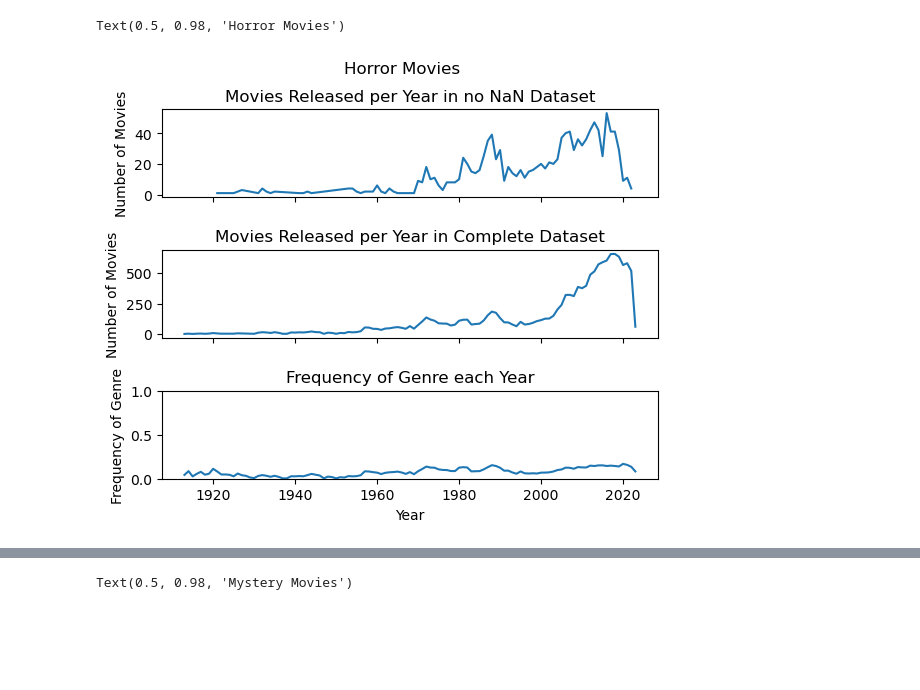
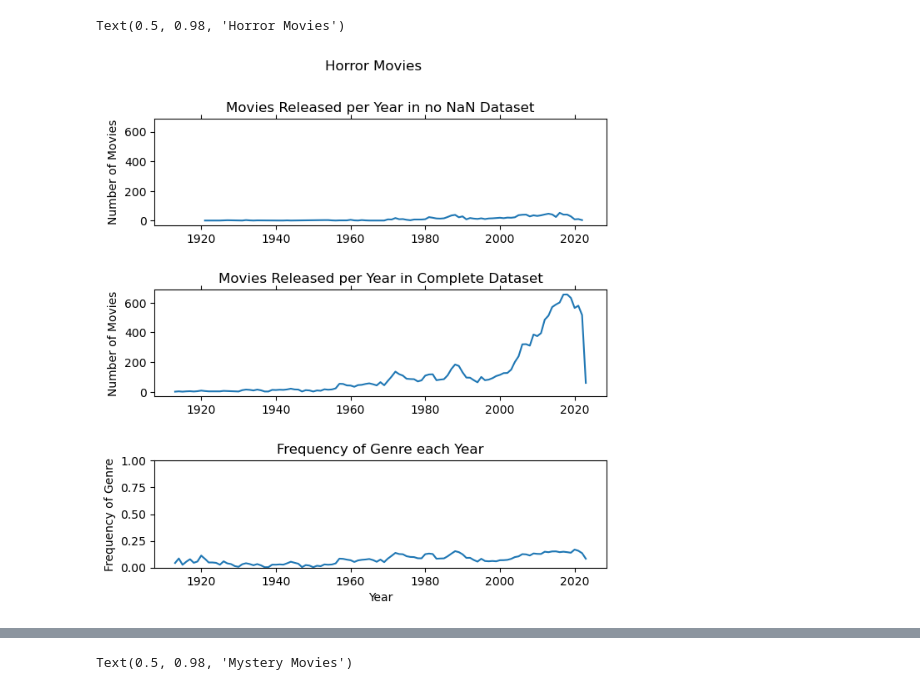
Before and after one commit to Hodgdonc/COS_482_Project, a Jupyter notebook: genre_graphs_final.ipynb, the cells around one changed output, grey strips where cells are left out. Saved outputs shown, nothing was run; the diff lists cells and outputs as text; code cells hidden in the pictures; blank space fills up the shorter version.

```diff
--- a/genre_graphs_final.ipynb
+++ b/genre_graphs_final.ipynb
@@ -10,0 +48,30 @@ del merged2['gross_US_CA']
+# %%
+plt.plot(merged2.loc[merged2['Horror'] == 1].groupby([merged2.release_year]).agg('count')['Horror'], label="Horror",linestyle='dashed')
+plt.plot(merged2.loc[merged2['Action'] == 1].groupby([merged2.release_year]).agg('count')['Action'], label="Action",linestyle='dashed')
+plt.plot(merged2.loc[merged2['Music'] == 1].groupby([merged2.release_year]).agg('count')['Music'], label="Music",linestyle='dashed')
+plt.plot(merged2.loc[merged2['Mystery'] == 1].groupby([merged2.release_year]).agg('count')['Mystery'], label="Mystery",linestyle='dashed')
+plt.plot(merged2.loc[merged2['Musical'] == 1].groupby([merged2.release_year]).agg('count')['Musical'], label="Musical",linestyle='dashed')
+plt.plot(merged2.loc[merged2['Adventure'] == 1].groupby([merged2.release_year]).agg('count')['Adventure'], label="Adventure",linestyle='dashed')
+plt.plot(merged2.loc[merged2['Animation'] == 1].groupby([merged2.release_year]).agg('count')['Animation'], label="Animation",linestyle='dashed')
+plt.plot(merged2.loc[merged2['Biography'] == 1].groupby([merged2.release_year]).agg('count')['Biography'], label="Biography",linestyle='dashed')
+plt.plot(merged2.loc[merged2['Comedy'] == 1].groupby([merged2.release_year]).agg('count')['Comedy'], label="Comedy",linestyle='dashed')
+plt.plot(merged2.loc[merged2['Crime'] == 1].groupby([merged2.release_year]).agg('count')['Crime'], label="Crime",linestyle='dashed')
+plt.plot(merged2.loc[merged2['Drama'] == 1].groupby([merged2.release_year]).agg('count')['Drama'], label="Drama")
+plt.plot(merged2.loc[merged2['Family'] == 1].groupby([merged2.release_year]).agg('count')['Family'], label="Family")
+plt.plot(merged2.loc[merged2['Fantasy'] == 1].groupby([merged2.release_year]).agg('count')['Fantasy'], label="Fantasy")
+plt.plot(merged2.loc[merged2['Film-Noir'] == 1].groupby([merged2.release_year]).agg('count')['Film-Noir'], label="Film-Noir")
+plt.plot(merged2.loc[merged2['History'] == 1].groupby([merged2.release_year]).agg('count')['History'], label="History")
+plt.plot(merged2.loc[merged2['Romance'] == 1].groupby([merged2.release_year]).agg('count')['Romance'], label="Romance")
+plt.plot(merged2.loc[merged2['Sci-Fi'] == 1].groupby([merged2.release_year]).agg('count')['Sci-Fi'], label="Sci-Fi")
+plt.plot(merged2.loc[merged2['Sport'] == 1].groupby([merged2.release_year]).agg('count')['Sport'], label="Sport")
+plt.plot(merged2.loc[merged2['Thriller'] == 1].groupby([merged2.release_year]).agg('count')['Thriller'], label="Thriller")
+plt.plot(merged2.loc[merged2['War'] == 1].groupby([merged2.release_year]).agg('count')['War'], label="War")
+plt.plot(merged2.loc[merged2['Western'] == 1].groupby([merged2.release_year]).agg('count')['Western'], label="Western",linestyle='dotted')
+
+
+plt.legend(loc="upper left")
+plt.rcParams["figure.figsize"] = (7,7)
+plt.title("Number of Movies Released Each Year in Each Genre (Full Dataset)")
+plt.xlabel("Year")
+plt.ylabel("Number of Movies")
+plt.show()
@@ -11,22 +80,25 @@ del merged2['gross_US_CA']
 # %%
 fig, (ax0, ax1, ax2) = plt.subplots(3,1, sharex=True)
 plt.subplots_adjust(hspace = 0.6)
 
 ax0.plot(merged.loc[merged['Horror'] == 1].groupby([merged.release_year]).agg('count')['Horror'])
 ax0.title.set_text("Movies Released per Year in no NaN Dataset")
 ax0.set_ylabel("Number of Movies")
+ax0.tick_params('x',reset=True)
+ax0.sharey(ax1)
 
 ax1.plot(merged2.loc[merged2['Horror'] == 1].groupby([merged2.release_year]).agg('count')['Horror'])
 ax1.title.set_text("Movies Released per Year in Complete Dataset")
 ax1.set_ylabel("Number of Movies")
+ax1.tick_params('x',reset=True)
 
 ax2.plot(merged2.loc[merged2['Horror'] == 1].groupby([merged2.release_year]).agg('count')['Horror'] / merged2.groupby([merged2.release_year]).agg('count')['Horror'])
 ax2.title.set_text("Frequency of Genre each Year")
 ax2.set_ylabel("Frequency of Genre")
 ax2.set_ylim([0, 1])
 
 plt.xlabel("Year")
 fig.suptitle("Horror Movies")
 # %% [output]
 Text(0.5, 0.98, 'Horror Movies')
-[figure, old version]
+[figure, new version]
```
Also changed, not shown: parts of 27 cells of this notebook, 2 other files.
